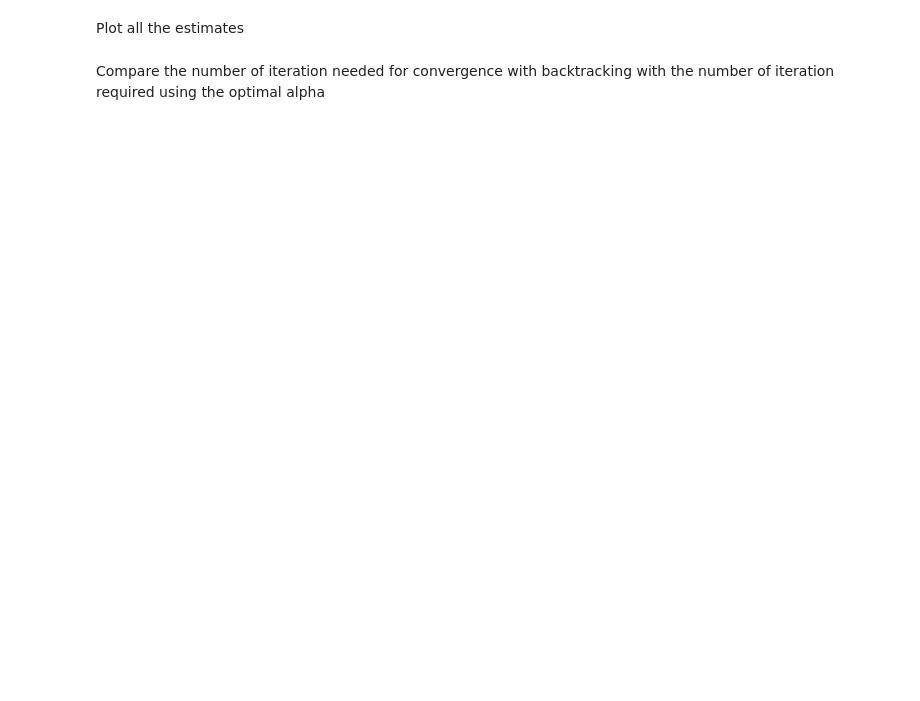
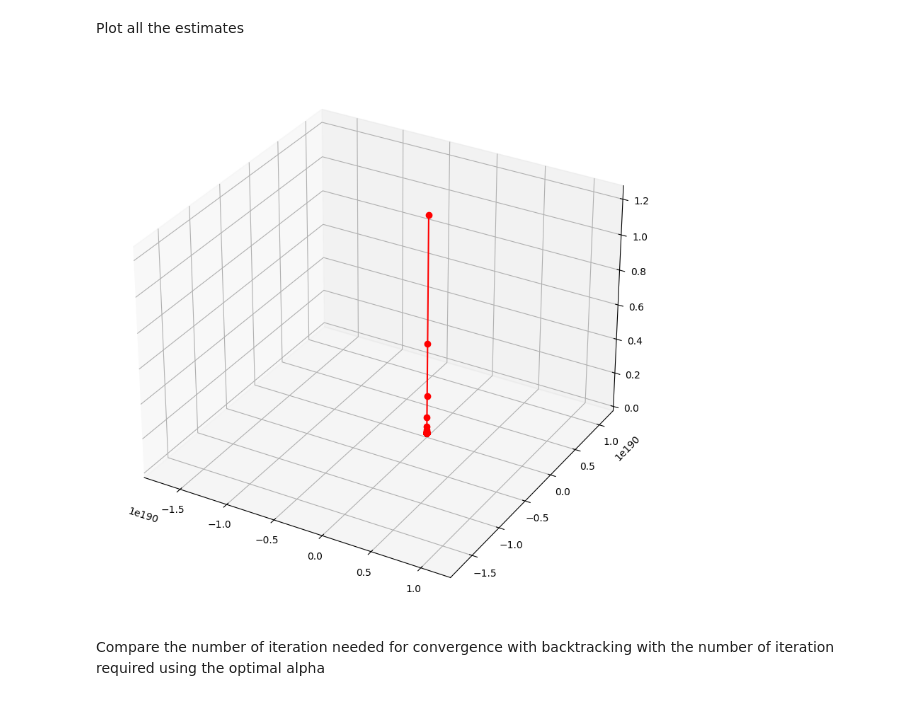
Before and after one commit to Ax-Time/m3ip-homework, a Jupyter notebook: lab_14/lez_14_FISTA.ipynb, the cells around one changed output. Saved outputs shown, nothing was run; the diff lists cells and outputs as text; code cells hidden in the pictures; blank space fills up the shorter version.

```diff
--- a/lab_14/lez_14_FISTA.ipynb
+++ b/lab_14/lez_14_FISTA.ipynb
@@ -83,14 +94,16 @@ while :
 Plot all the estimates
 # %%
 # plot the new estimate
-xxplot = [x[0] for x in all_x]
-yyplot = [x[1] for x in all_x]
+xxplot = [x[0] for x in xs]
+yyplot = [x[1] for x in xs]
 zzplot = Fplot(np.array(xxplot), np.array(yyplot))
 
 fig = plt.figure(figsize=(10,10))
 ax = plt.axes(projection='3d')
 ax.plot_surface(xx, yy, Fplot(xx, yy), edgecolor=[0, 0, 1], alpha=0.5, facecolor=[0, 1, 1])
-ax.plot3D(xxplot, yyplot, zzplot, 'r-o')
+ax.plot3D(xxplot, yyplot, zzplot, 'r-o');
+# %% [output]
+[figure, added]
 # %% [markdown]
 Compare the number of iteration needed for convergence with backtracking with the number of iteration required using the optimal alpha
 # %%
```
Also changed, not shown: parts of 10 cells of this notebook.
